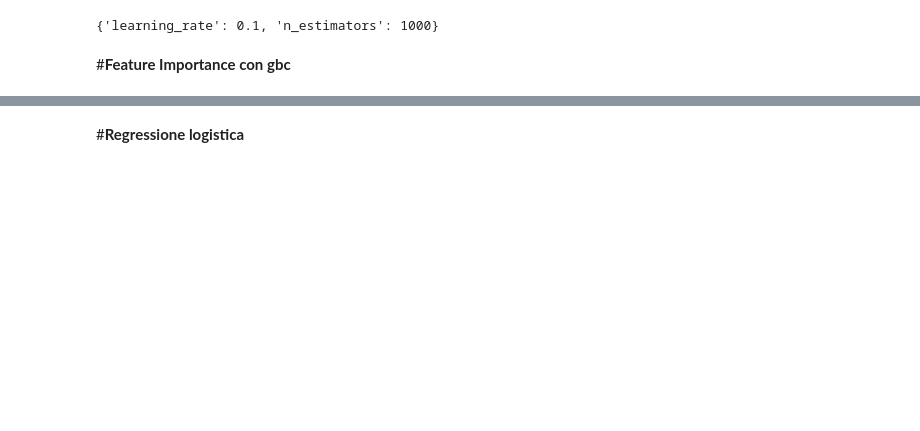
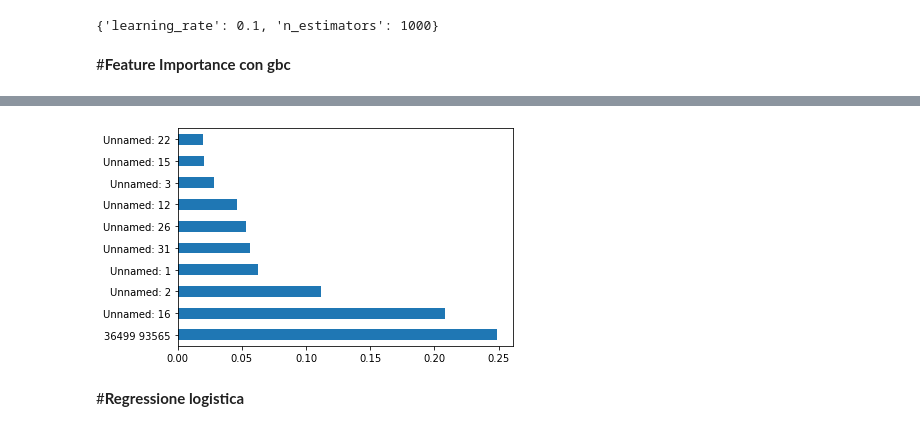
Before and after one commit to PaoDeV99/ML_Progetto1_G72, a Jupyter notebook: p1_g72_gboost.ipynb, the cells around one changed output, grey strips where cells are left out. Saved outputs shown, nothing was run; the diff lists cells and outputs as text; code cells hidden in the pictures; blank space fills up the shorter version.

```diff
--- a/p1_g72_gboost.ipynb
+++ b/p1_g72_gboost.ipynb
@@ -277,3 +405,11 @@ plt.show()
+# %%
+import matplotlib.pyplot as plt
+
+feat_importances = pd.Series(importances, index=x_train.columns)
+feat_importances.nlargest(10).plot(kind='barh')
+plt.show()
+# %% [output]
+[figure, added]
 # %% [markdown]
 #**Regressione logistica**
 # %%
```
Also changed, not shown: parts of 23 cells of this notebook.
